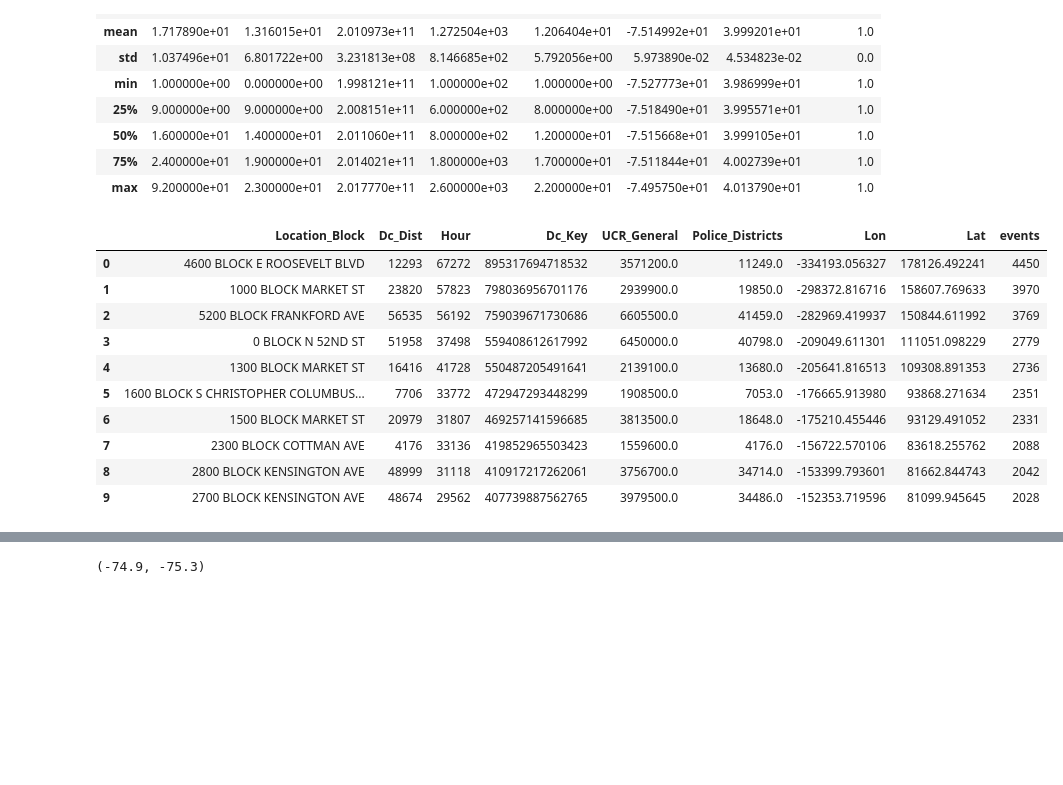
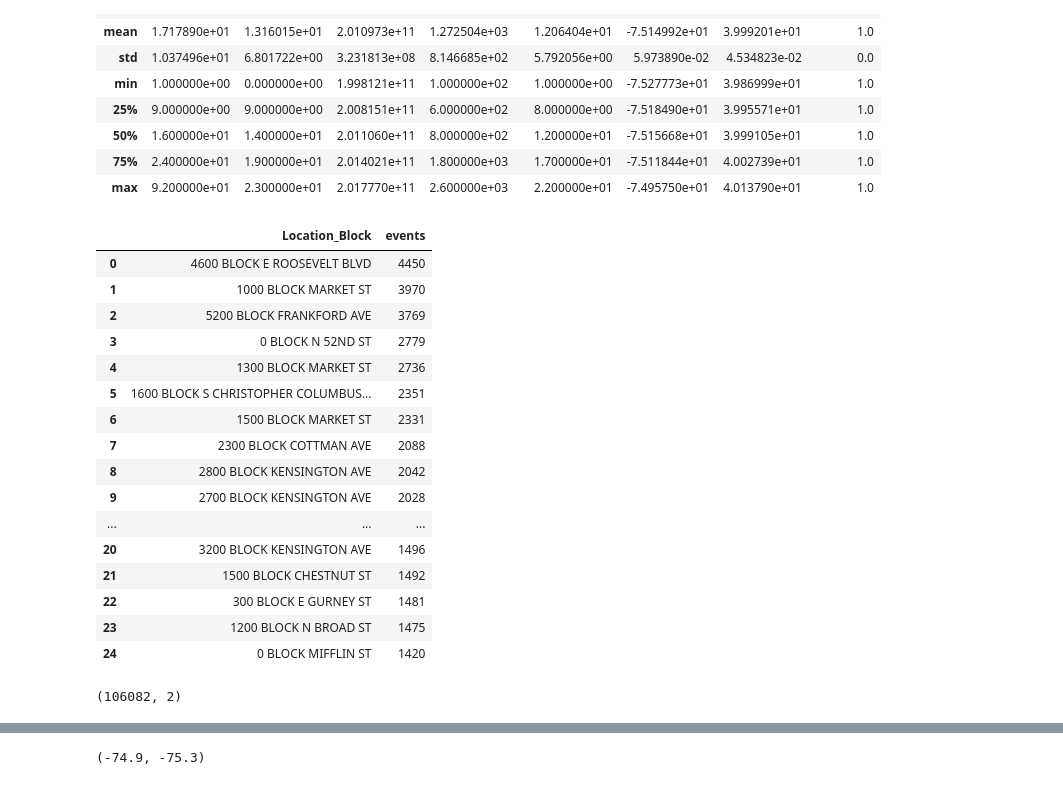
Before and after one commit to hongson6/Crime-in-Philadelphia, a Jupyter notebook: Crime/crimeDataAnalysis.ipynb, the cells around one changed output, grey strips where cells are left out. Saved outputs shown, nothing was run; the diff lists cells and outputs as text; code cells hidden in the pictures; blank space fills up the shorter version.

```diff
--- a/Crime/crimeDataAnalysis.ipynb
+++ b/Crime/crimeDataAnalysis.ipynb
@@ -132,20 +132,31 @@ crimeData.describe()
 # %%
 #Grouping the data by their area location and sorting backwards
 
 groupCrimeLocations = crimeData.groupby('Location_Block').sum().sort_values("events", ascending = False).reset_index()
-groupCrimeLocations.head(10)
+groupCrimeLocations = groupCrimeLocations[['Location_Block', 'events']]
+groupCrimeLocations.head(25)
 # %% [output]
-|  | Location_Block | Dc_Dist | Hour | Dc_Key | UCR_General | Police_Districts | Lon | Lat | events |
-| 0 | 4600 BLOCK E ROOSEVELT BLVD | 12293 | 67272 | 895317694718532 | 3571200.0 | 11249.0 | -334193.056327 | 178126.492241 | 4450 |
-| 1 | 1000 BLOCK MARKET ST | 23820 | 57823 | 798036956701176 | 2939900.0 | 19850.0 | -298372.816716 | 158607.769633 | 3970 |
-| 2 | 5200 BLOCK FRANKFORD AVE | 56535 | 56192 | 759039671730686 | 6605500.0 | 41459.0 | -282969.419937 | 150844.611992 | 3769 |
-| 3 | 0 BLOCK N 52ND ST | 51958 | 37498 | 559408612617992 | 6450000.0 | 40798.0 | -209049.611301 | 111051.098229 | 2779 |
-| 4 | 1300 BLOCK MARKET ST | 16416 | 41728 | 550487205491641 | 2139100.0 | 13680.0 | -205641.816513 | 109308.891353 | 2736 |
-| 5 | 1600 BLOCK S CHRISTOPHER COLUMBUS... | 7706 | 33772 | 472947293448299 | 1908500.0 | 7053.0 | -176665.913980 | 93868.271634 | 2351 |
-| 6 | 1500 BLOCK MARKET ST | 20979 | 31807 | 469257141596685 | 3813500.0 | 18648.0 | -175210.455446 | 93129.491052 | 2331 |
-| 7 | 2300 BLOCK COTTMAN AVE | 4176 | 33136 | 419852965503423 | 1559600.0 | 4176.0 | -156722.570106 | 83618.255762 | 2088 |
-| 8 | 2800 BLOCK KENSINGTON AVE | 48999 | 31118 | 410917217262061 | 3756700.0 | 34714.0 | -153399.793601 | 81662.844743 | 2042 |
-| 9 | 2700 BLOCK KENSINGTON AVE | 48674 | 29562 | 407739887562765 | 3979500.0 | 34486.0 | -152353.719596 | 81099.945645 | 2028 |
+|  | Location_Block | events |
+| 0 | 4600 BLOCK E ROOSEVELT BLVD | 4450 |
+| 1 | 1000 BLOCK MARKET ST | 3970 |
+| 2 | 5200 BLOCK FRANKFORD AVE | 3769 |
+| 3 | 0 BLOCK N 52ND ST | 2779 |
+| 4 | 1300 BLOCK MARKET ST | 2736 |
+| 5 | 1600 BLOCK S CHRISTOPHER COLUMBUS... | 2351 |
+| 6 | 1500 BLOCK MARKET ST | 2331 |
+| 7 | 2300 BLOCK COTTMAN AVE | 2088 |
+| 8 | 2800 BLOCK KENSINGTON AVE | 2042 |
+| 9 | 2700 BLOCK KENSINGTON AVE | 2028 |
+| ... | ... | ... |
+| 20 | 3200 BLOCK KENSINGTON AVE | 1496 |
+| 21 | 1500 BLOCK CHESTNUT ST | 1492 |
+| 22 | 300 BLOCK E GURNEY ST | 1481 |
+| 23 | 1200 BLOCK N BROAD ST | 1475 |
+| 24 | 0 BLOCK MIFFLIN ST | 1420 |
+# %%
+groupCrimeLocations.shape
+# %% [output]
+(106082, 2)
 # %%
 #Grouping the data by their Geo location and sorting backwards
 
```
Also changed, not shown: parts of 22 cells of this notebook, 4 other files.
